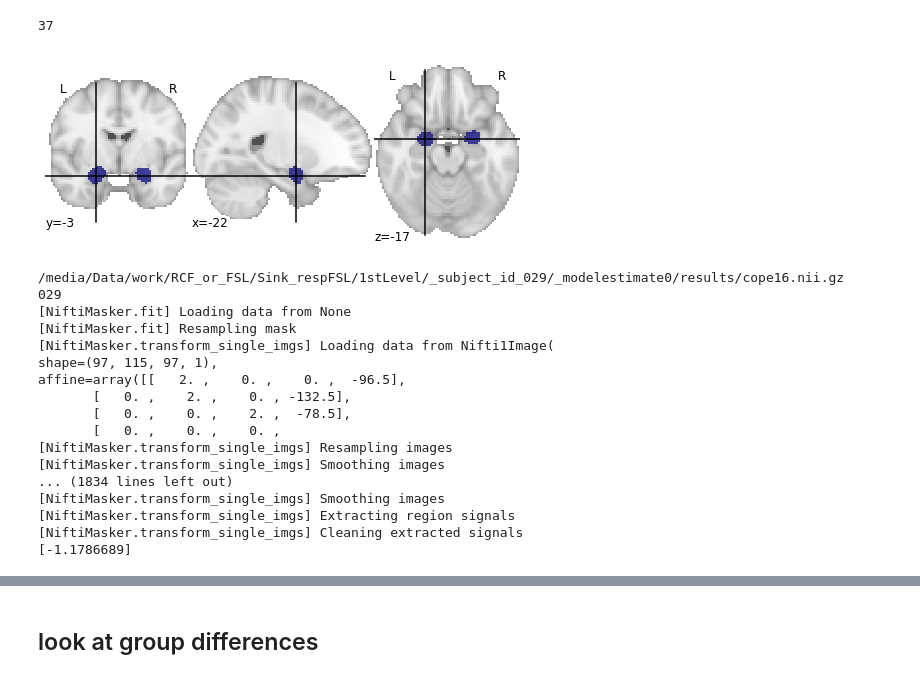
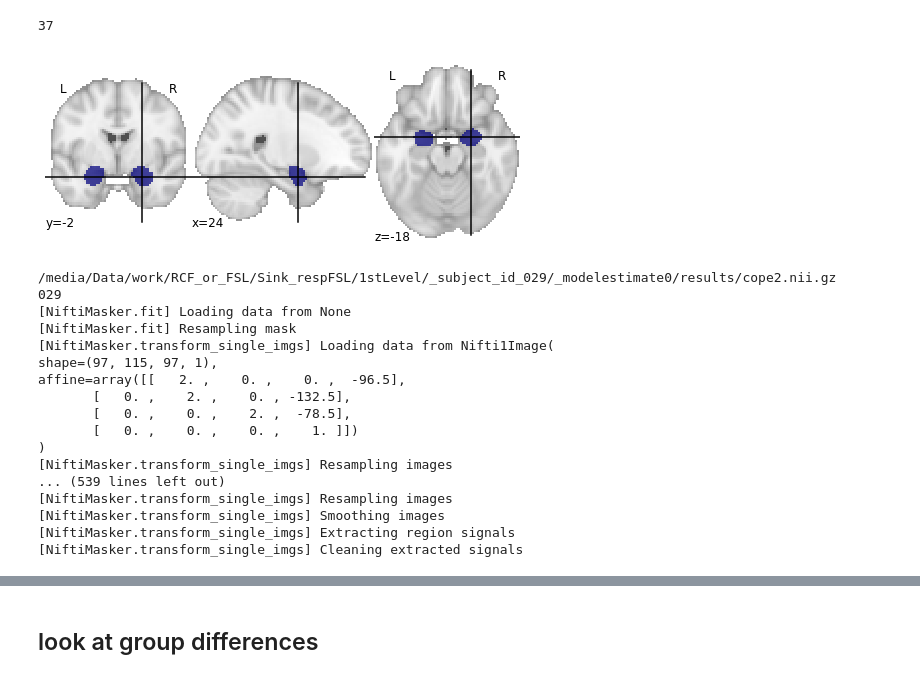
Before and after one commit to LevyDecisionNeuroLab/SIA_PTSD, a Jupyter notebook: firstDay_amygdalaCSvs_baseline.ipynb, the cells around one changed output, grey strips where cells are left out. Cells and saved outputs as stored; diff of their text form; code cells hidden in the pictures.

```diff
--- a/firstDay_amygdalaCSvs_baseline.ipynb
+++ b/firstDay_amygdalaCSvs_baseline.ipynb
@@ -28,16 +30,16 @@ len(subject_list)
 # %%
 # load mask
 mask_file = 'amygdala_association-test_z_FDR_0.01.nii.gz'
-mask_file = nilearn.image.math_img("a>=25", a=mask_file)
+mask_file = nilearn.image.math_img("a>=20", a=mask_file)
 %matplotlib inline
 nilearn.plotting.plot_roi(mask_file)
 
 # create a masker
 fwhm = 4
 masker = nilearn.input_data.NiftiMasker(mask_img=mask_file,
                                sessions=None, smoothing_fwhm=fwhm, standardize=False, detrend=False, verbose=5)
 # %% [output]
-[figure, old version]
+[figure, new version]
 # %%
 us_cond = '/media/Data/work/RCF_or_FSL/Sink_respFSL/1stLevel/_subject_id_{sub}/_modelestimate0/results/cope{cope_num}.nii.gz'
 cope_num = 2#taking cs+ >baseline
@@ -65,7 +67,7 @@ for sub in subject_list:
 amg_ud = pd.DataFrame(us)
 tsDf = pd.DataFrame(timeseriesAmg)
 # %% [output]
-/media/Data/work/RCF_or_FSL/Sink_respFSL/1stLevel/_subject_id_029/_modelestimate0/results/cope16.nii.gz
+/media/Data/work/RCF_or_FSL/Sink_respFSL/1stLevel/_subject_id_029/_modelestimate0/results/cope2.nii.gz
 029
 [NiftiMasker.fit] Loading data from None
 [NiftiMasker.fit] Resampling mask
@@ -74,14 +76,14 @@ shape=(97, 115, 97, 1),
 affine=array([[   2. ,    0. ,    0. ,  -96.5],
        [   0. ,    2. ,    0. , -132.5],
        [   0. ,    0. ,    2. ,  -78.5],
-       [   0. ,    0. ,    0. ,
+       [   0. ,    0. ,    0. ,    1. ]])
+)
 [NiftiMasker.transform_single_imgs] Resampling images
-[NiftiMasker.transform_single_imgs] Smoothing images
-... (1834 lines left out)
+... (539 lines left out)
+[NiftiMasker.transform_single_imgs] Resampling images
 [NiftiMasker.transform_single_imgs] Smoothing images
 [NiftiMasker.transform_single_imgs] Extracting region signals
 [NiftiMasker.transform_single_imgs] Cleaning extracted signals
-[-1.1786689]
 # %%
 amg_ud.head()
 # %% [output]
```
Also changed, not shown: parts of 13 cells of this notebook, 10 other files.
